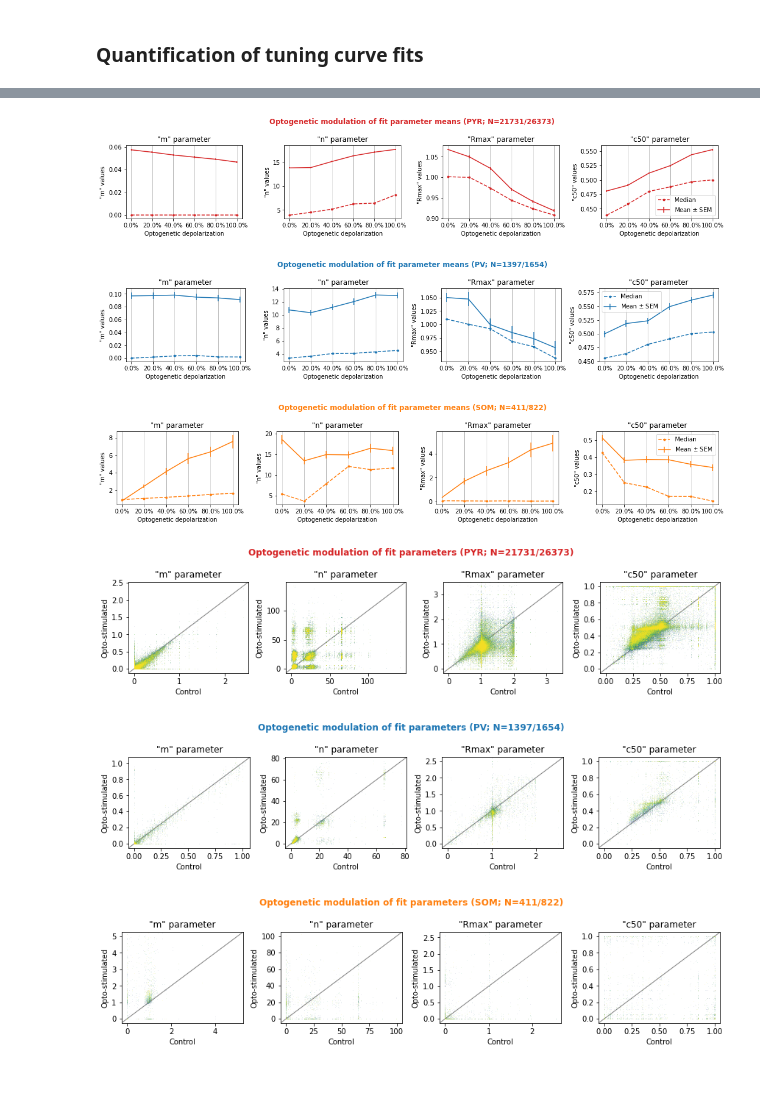
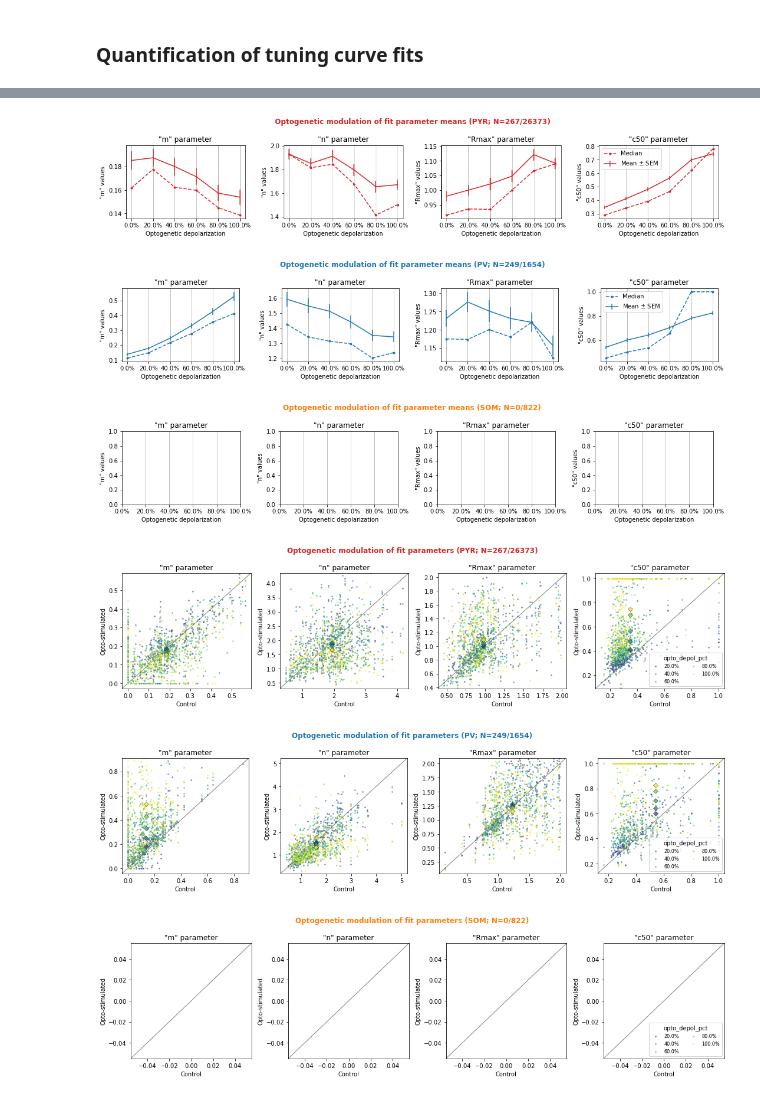
Before and after one commit to BlueBrain/sscx-analysis, a Jupyter notebook: visual_contrast/notebooks/OptoStim_Tuning_Analysis.ipynb, the cells around one changed output, grey strips where cells are left out. Cells and saved outputs as stored; diff of their text form; code cells hidden in the pictures.

```diff
--- a/visual_contrast/notebooks/OptoStim_Tuning_Analysis.ipynb
+++ b/visual_contrast/notebooks/OptoStim_Tuning_Analysis.ipynb
@@ -204,14 +218,21 @@ gids_PV = tuning_data['gids_PV']
 del tuning_data
 # %%
 # Compute normalized SOM tuning...
+# tuning_curves_SOM, baselines_SOM, gids_SOM = compute_tuning(psth_data_SOM, resp_int=[0, 1000], base_int=[1000, 2000], do_norm=False)
+# np.savez(os.path.join(save_path, 'tuning_curves_SOM.npz'), tuning_curves_SOM=tuning_curves_SOM, baselines_SOM=baselines_SOM, gids_SOM=gids_SOM)
 # norm_tuning_curves_SOM, norm_baselines_SOM, gids_SOM = compute_tuning(psth_data_SOM, resp_int=[0, 1000], base_int=[1000, 2000], do_norm=True, norm_contrast=1.0, norm_opto=True, norm_once=True)
 # np.savez(os.path.join(save_path, 'norm_tuning_curves_SOM.npz'), norm_tuning_curves_SOM=norm_tuning_curves_SOM, norm_baselines_SOM=norm_baselines_SOM, gids_SOM=gids_SOM)
 
 # ...OR load from file
+tuning_data = np.load(os.path.join(save_path, 'tuning_curves_SOM.npz'), allow_pickle=True)
+tuning_curves_SOM = list(tuning_data['tuning_curves_SOM'])
+baselines_SOM = list(tuning_data['baselines_SOM'])
+gids_SOM = tuning_data['gids_SOM']
+del tuning_data
 tuning_data = np.load(os.path.join(save_path, 'norm_tuning_curves_SOM.npz'), allow_pickle=True)
 norm_tuning_curves_SOM = list(tuning_data['norm_tuning_curves_SOM'])
 norm_baselines_SOM = list(tuning_data['norm_baselines_SOM'])
-gids_SOM = tuning_data['gids_SOM']
+assert np.array_equal(gids_SOM, tuning_data['gids_SOM']), 'ERROR: SOM GIDs mismatch!'
 del tuning_data
 # %%
 def plot_mean_modulated_contrast_response_function_per_layer(tuning_curves, baselines, gids, circuit, contrasts, tuning_values, merged_layers=None, save_path=None, save_spec=None, num_y_zoom=None, tuning_property=None, title_spec=None):
@@ -767,61 +932,71 @@ for opt_fit_params, lbl, col in zip([opt_fit_params_PYR, opt_fit_params_PV, opt_
 # Plot means of opt fit param distributions for different levels of opto stim
 c = np.arange(min(contrasts), max(contrasts), 0.01)
 
-for opt_fit_params, lbl, col in zip([opt_fit_params_PYR, opt_fit_params_PV, opt_fit_params_SOM], ['PYR', 'PV', 'SOM'], ['tab:red', 'tab:blue', 'tab:orange']):
+for opt_fit_params, sel_idx, lbl, col in zip([opt_fit_params_PYR, opt_fit_params_PV, opt_fit_params_SOM], [robust_cell_idx_PYR, robust_cell_idx_PV, robust_cell_idx_SOM], ['PYR', 'PV', 'SOM'], ['tab:red', 'tab:blue', 'tab:orange']):
+    opt_fit_params = [ofp[sel_idx, :] for ofp in opt_fit_params]
     N = np.sum(np.all(np.isfinite(opt_fit_params[0]), 1))
     plt.figure(figsize=(15, 3))
     for p_idx, p_name in enumerate(fit_param_names):
         plt.subplot(1, len(fit_param_names), p_idx + 1)
-        mean_data = [np.nanmean(opt_fit_params[idx][:, p_idx]) for idx in range(len(opto_depol_pct))]
-        median_data = [np.nanmedian(opt_fit_params[idx][:, p_idx]) for idx in range(len(opto_depol_pct))]
-        std_data = [np.nanstd(opt_fit_params[idx][:, p_idx]) / np.sqrt(N) for idx in range(len(opto_depol_pct))]
-        plt.errorbar(np.arange(0, len(opto_depol_pct)), mean_data, yerr=std_data, color=col, label='Mean $\pm$ SEM')
-        plt.plot(np.arange(0, len(opto_depol_pct)), median_data, '.--', color=col, label='Median')
+        if N > 0:
+            mean_data = [np.nanmean(opt_fit_params[idx][:, p_idx]) for idx in range(len(opto_depol_pct))]
+            median_data = [np.nanmedian(opt_fit_params[idx][:, p_idx]) for idx in range(len(opto_depol_pct))]
+            std_data = [np.nanstd(opt_fit_params[idx][:, p_idx]) / np.sqrt(N) for idx in range(len(opto_depol_pct))]
+            plt.errorbar(np.arange(0, len(opto_depol_pct)), mean_data, yerr=std_data, color=col, label='Mean $\pm$ SEM')
+            plt.plot(np.arange(0, len(opto_depol_pct)), median_data, '.--', color=col, label='Median')
         plt.xticks(np.arange(0, len(opto_depol_pct)), labels=[f'{pct}%' for pct in opto_depol_pct])
         plt.xlabel('Optogenetic depolarization')
         plt.ylabel(f'"{p_name}" values')
         plt.title(f'"{p_name}" parameter')
         plt.grid(axis='x')
-    plt.legend()
-    plt.suptitle(f'Optogenetic modulation of fit parameter means ({lbl}; N={N}/{opt_fit_params[0].shape[0]})', fontweight='bold', color=col)
+    if N > 0:
+        plt.legend()
+    plt.suptitle(f'Optogenetic modulation of fit parameter means ({lbl}; N={N}/{len(sel_idx)})', fontweight='bold', color=col)
     plt.tight_layout()
     plt.savefig(os.path.join(save_path, f'fit_param_means_{lbl}.png'), dpi=300)
     plt.show()
 # %% [output]
-[figure, old version]
+[figure, new version]
-[figure, old version]
+[figure, new version]
-[figure, old version]
+[figure, new version]
 # %%
 # Plot scatter plots of fitting parameters (Control vs. Opto)
 ctrl_idx = np.where(np.array(opto_depol_pct) == 0.0)[0][0]
 opto_idx = np.where(np.array(opto_depol_pct) > 0.0)[0]
 # opto_idx = [np.where(np.array(opto_depol_pct) > 0.0)[0][0]]
 
-for opt_fit_params, lbl, col in zip([opt_fit_params_PYR, opt_fit_params_PV, opt_fit_params_SOM], ['PYR', 'PV', 'SOM'], ['tab:red', 'tab:blue', 'tab:orange']):
+for opt_fit_params, sel_idx, lbl, col in zip([opt_fit_params_PYR, opt_fit_params_PV, opt_fit_params_SOM], [robust_cell_idx_PYR, robust_cell_idx_PV, robust_cell_idx_SOM], ['PYR', 'PV', 'SOM'], ['tab:red', 'tab:blue', 'tab:orange']):
+    opt_fit_params = [ofp[sel_idx, :] for ofp in opt_fit_params]
     N = np.sum(np.all(np.isfinite(opt_fit_params[0]), 1))
-    plt.figure(figsize=(12, 3))
+    plt.figure(figsize=(15, 4))
     for p_idx, p_name in enumerate(fit_param_names):
         plt.subplot(1, len(fit_param_names), p_idx + 1)
         for o_idx in opto_idx:
-            plt.plot(opt_fit_params[ctrl_idx][:, p_idx], opt_fit_params[o_idx][:, p_idx], '.', markersize=1, markeredgecolor='none', color=level_colors[o_idx], alpha=0.5, label=f'{opto_depol_pct[o_idx]}%')
+            plt.plot(opt_fit_params[ctrl_idx][:, p_idx], opt_fit_params[o_idx][:, p_idx], '.', markersize=5, markeredgecolor='none', color=level_colors[o_idx], alpha=0.75, label=f'{opto_depol_pct[o_idx]}%')
+        ctrl_mean = np.mean(opt_fit_params[ctrl_idx][:, p_idx])
+        opto_means = []
+        for o_idx in opto_idx:
+            opto_means.append(np.mean(opt_fit_params[o_idx][:, p_idx]))
+            plt.plot(ctrl_mean, opto_means[-1], 'D', markersize=5, alpha=0.75, markeredgewidth=0.5, color=level_colors[o_idx], markeredgecolor='k')
+#         plt.plot([ctrl_mean] * len(opto_means), opto_means, 'k-', lw=2)
         plt.xlim(plt.xlim())
         plt.ylim(plt.xlim())
 #         plt.ylim(plt.ylim())
         ax_min = np.minimum(plt.xlim()[0], plt.ylim()[0])
         ax_max = np.maximum(plt.xlim()[1], plt.ylim()[1])
         plt.plot([ax_min, ax_max], [ax_min, ax_max], '-', lw=1, color='grey', zorder=0)
         plt.xlabel('Control')
         plt.ylabel('Opto-stimulated')
         plt.title(f'"{p_name}" parameter')
-#         plt.legend()
-    plt.suptitle(f'Optogenetic modulation of fit parameters ({lbl}; N={N}/{opt_fit_params[0].shape[0]})', fontweight='bold', color=col)
+    plt.legend(title='opto_depol_pct', ncol=2, loc='lower right', fontsize=8)
+    plt.suptitle(f'Optogenetic modulation of fit parameters ({lbl}; N={N}/{len(sel_idx)})', fontweight='bold', color=col)
     plt.tight_layout()
     plt.savefig(os.path.join(save_path, f'fit_param_scatters_{lbl}.png'), dpi=300)
     plt.show()
 # %% [output]
-[figure, old version]
+[figure, new version]
-[figure, old version]
+[figure, new version]
-[figure, old version]
+[figure, new version]
 # %%
 # # Plot medians of opt fit param distributions for different levels of opto stim
 # c = np.arange(min(contrasts), max(contrasts), 0.01)
```
Also changed, not shown: parts of 13 cells of this notebook.
